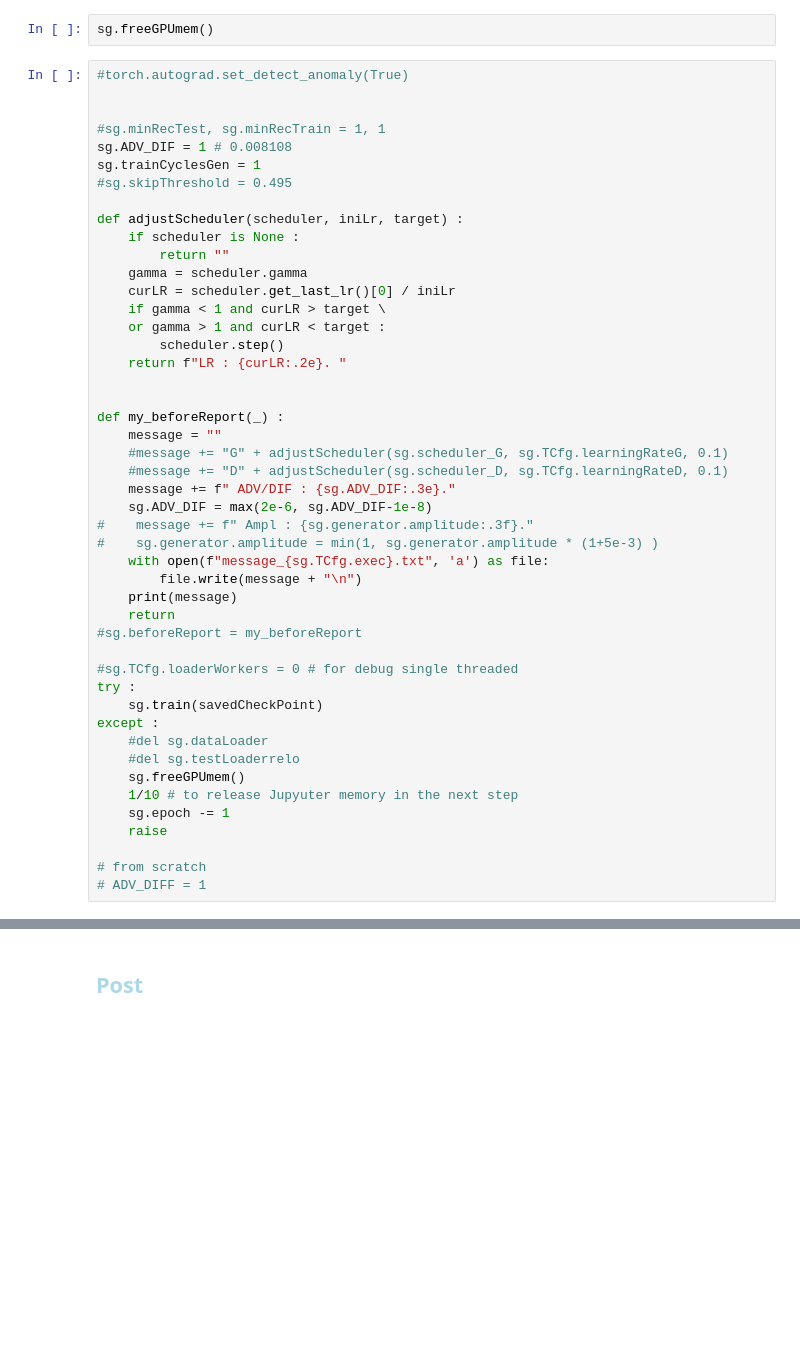
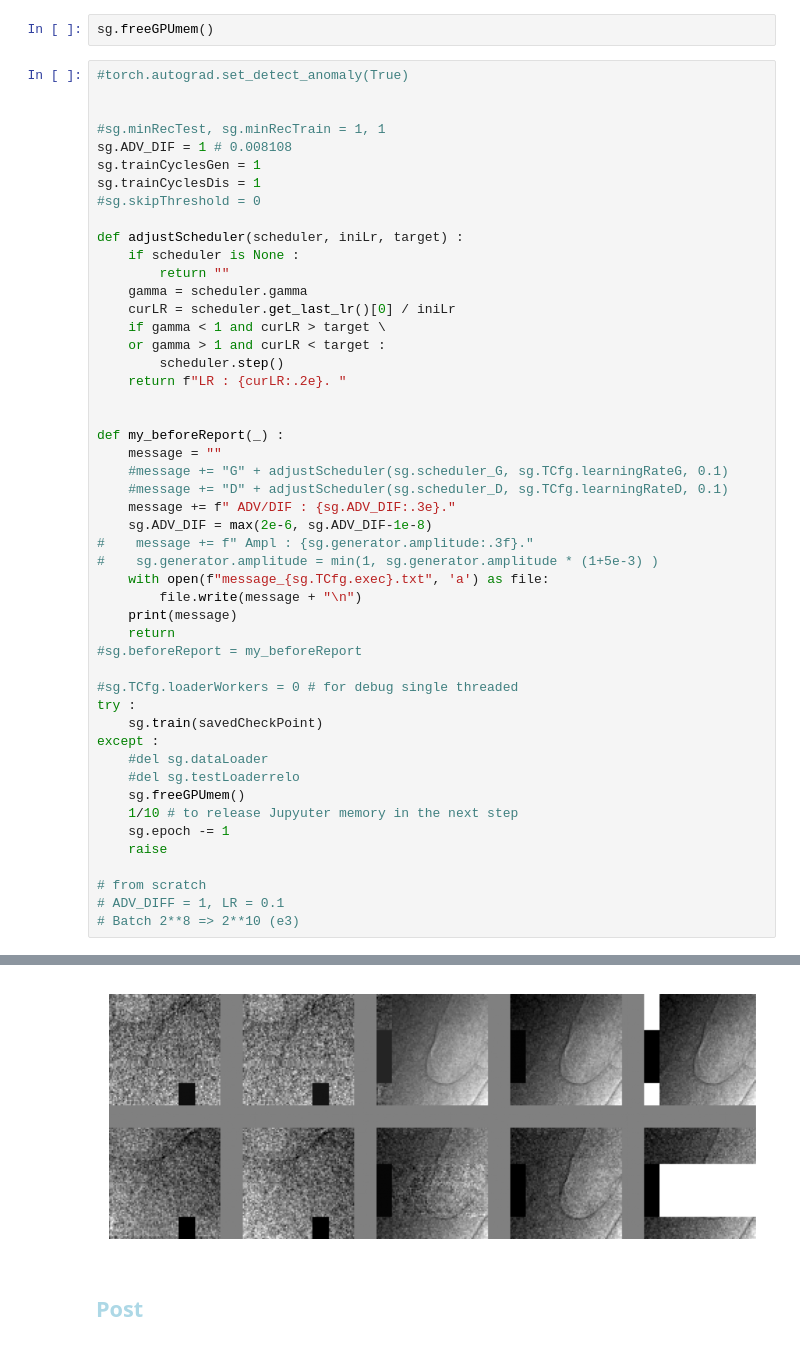
Before and after one commit to antonmx/shiftpatch, a Jupyter notebook: shiftpatch_dj0.ipynb, the cells around one changed output, grey strips where cells are left out. Saved outputs shown, nothing was run; the diff lists cells and outputs as text; blank space fills up the shorter version.

```diff
--- a/shiftpatch_dj0.ipynb
+++ b/shiftpatch_dj0.ipynb
@@ -285,7 +286,8 @@ sg.freeGPUmem()
 #sg.minRecTest, sg.minRecTrain = 1, 1
 sg.ADV_DIF = 1 # 0.008108
 sg.trainCyclesGen = 1
-#sg.skipThreshold = 0.495
+sg.trainCyclesDis = 1
+#sg.skipThreshold = 0
 
 def adjustScheduler(scheduler, iniLr, target) :
     if scheduler is None :
@@ -324,4 +326,6 @@ except :
     raise
 
 # from scratch
-# ADV_DIFF = 1
+# ADV_DIFF = 1, LR = 0.1
+# Batch 2**8 => 2**10 (e3)
+# %% [output]
@@ -328,3 +336,4 @@ except :
+[figure, added]
 # %% [markdown]
 ## <font style="color:lightblue">Post</font>
 # %%
```
Also changed, not shown: parts of 6 cells of this notebook, 1 other file.
